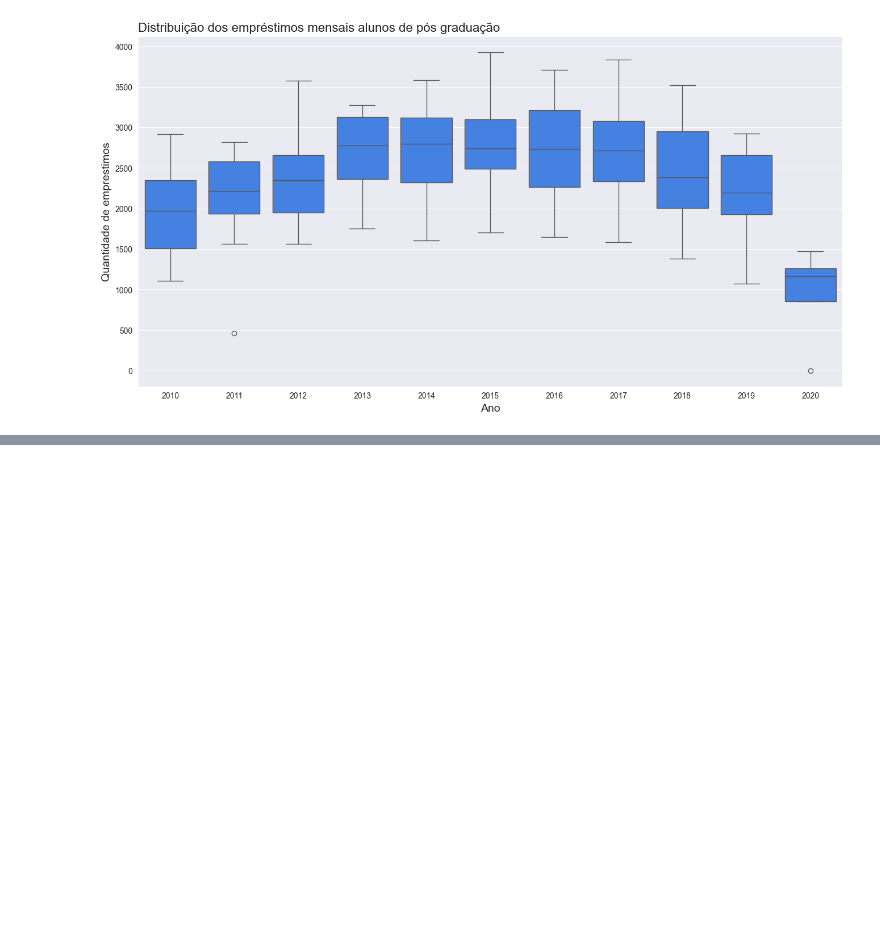
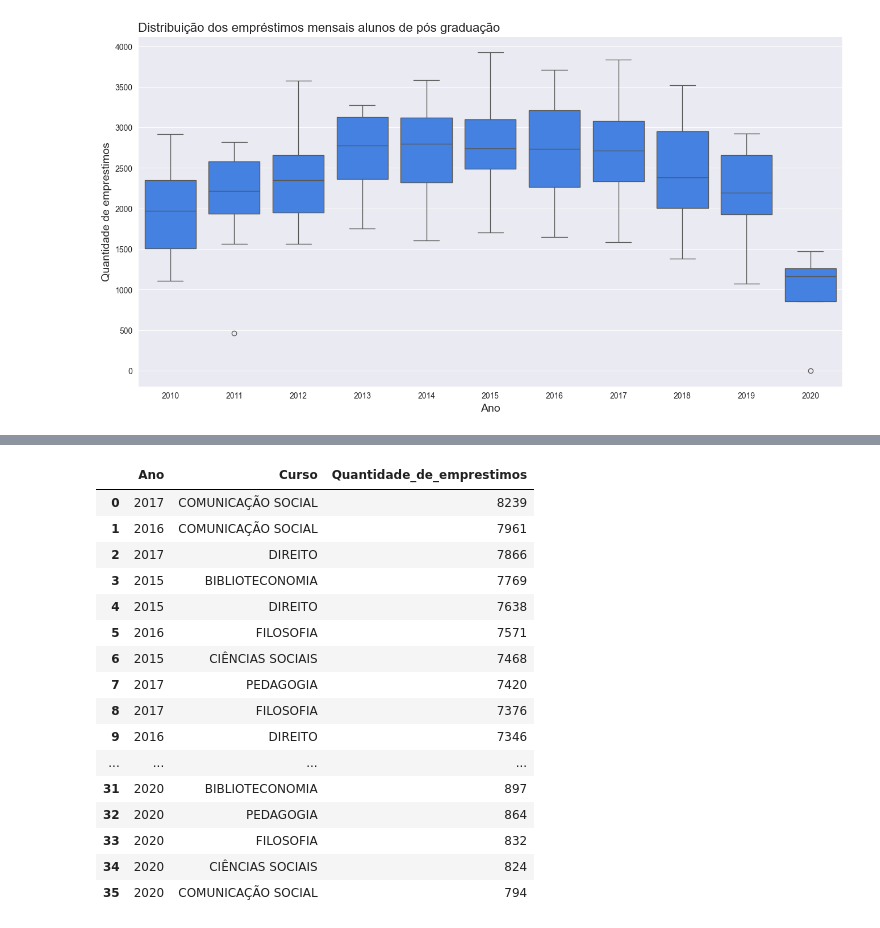
Before and after one commit to wagnerldsfilho/AnaliseBiblioteca-, a Jupyter notebook: codigos/emprestimos.ipynb, the cells around one changed output, grey strips where cells are left out. Cells and saved outputs as stored; diff of their text form; code cells hidden in the pictures; blank space fills up the shorter version.

```diff
--- a/codigos/emprestimos.ipynb
+++ b/codigos/emprestimos.ipynb
@@ -825,0 +1104,20 @@ plt.show()
+# %%
+emprestimos_cursos_selecionados
+# %% [output]
+|  | Ano | Curso | Quantidade_de_emprestimos |
+| 0 | 2017 | COMUNICAÇÃO SOCIAL | 8239 |
+| 1 | 2016 | COMUNICAÇÃO SOCIAL | 7961 |
+| 2 | 2017 | DIREITO | 7866 |
+| 3 | 2015 | BIBLIOTECONOMIA | 7769 |
+| 4 | 2015 | DIREITO | 7638 |
+| 5 | 2016 | FILOSOFIA | 7571 |
+| 6 | 2015 | CIÊNCIAS SOCIAIS | 7468 |
+| 7 | 2017 | PEDAGOGIA | 7420 |
+| 8 | 2017 | FILOSOFIA | 7376 |
+| 9 | 2016 | DIREITO | 7346 |
+| ... | ... | ... | ... |
+| 31 | 2020 | BIBLIOTECONOMIA | 897 |
+| 32 | 2020 | PEDAGOGIA | 864 |
+| 33 | 2020 | FILOSOFIA | 832 |
+| 34 | 2020 | CIÊNCIAS SOCIAIS | 824 |
+| 35 | 2020 | COMUNICAÇÃO SOCIAL | 794 |
```
Also changed, not shown: parts of 35 cells of this notebook.
